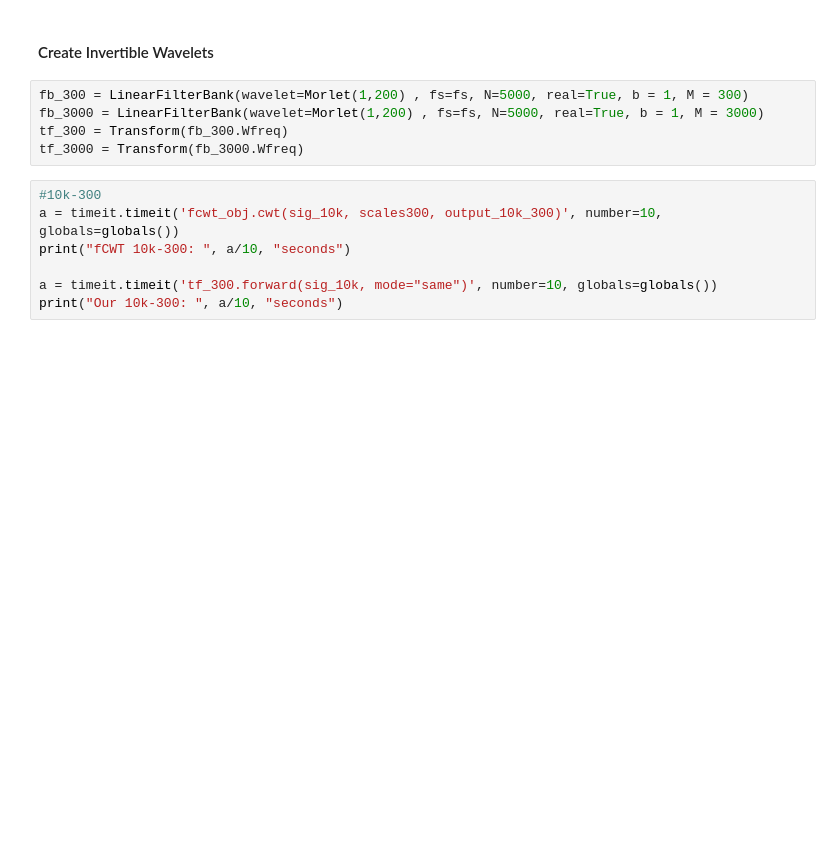
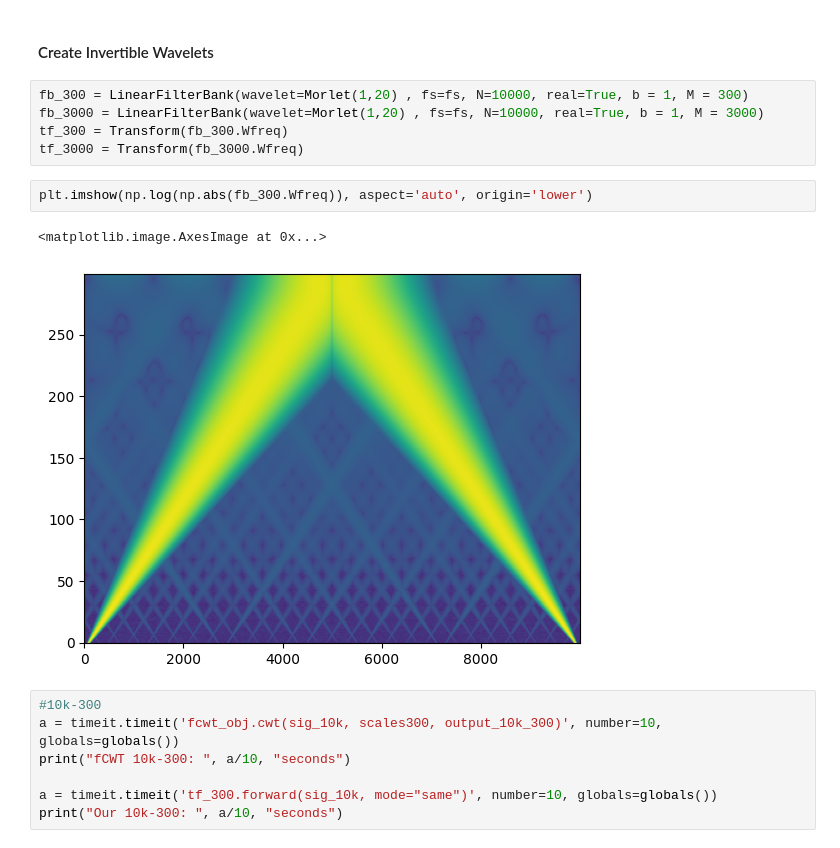
Before and after one commit to aphoffmann/InvertibleWavelets, a Jupyter notebook: examples/TimeBenchmark.ipynb, the cells around one changed output. Drawn from its saved outputs; the diff is of its cells as text; blank space fills up the shorter version.

Commit message:
Fixed Linear Scales

```diff
--- a/examples/TimeBenchmark.ipynb
+++ b/examples/TimeBenchmark.ipynb
@@ -50,10 +50,15 @@ fcwt_obj.create_FFT_optimization_plan(100000,"FFTW_MEASURE")
 # %% [markdown]
 #### Create Invertible Wavelets
 # %%
-fb_300 = LinearFilterBank(wavelet=Morlet(1,200) , fs=fs, N=5000, real=True, b = 1, M = 300)
-fb_3000 = LinearFilterBank(wavelet=Morlet(1,200) , fs=fs, N=5000, real=True, b = 1, M = 3000)
+fb_300 = LinearFilterBank(wavelet=Morlet(1,20) , fs=fs, N=10000, real=True, b = 1, M = 300)
+fb_3000 = LinearFilterBank(wavelet=Morlet(1,20) , fs=fs, N=10000, real=True, b = 1, M = 3000)
 tf_300 = Transform(fb_300.Wfreq)
 tf_3000 = Transform(fb_3000.Wfreq)
+# %%
+plt.imshow(np.log(np.abs(fb_300.Wfreq)), aspect='auto', origin='lower')
+# %% [output]
+<matplotlib.image.AxesImage at 0x...>
+[figure, added]
 # %%
 #10k-300
 a = timeit.timeit('fcwt_obj.cwt(sig_10k, scales300, output_10k_300)', number=10, globals=globals())
```
Also changed, not shown: 2 other files.
